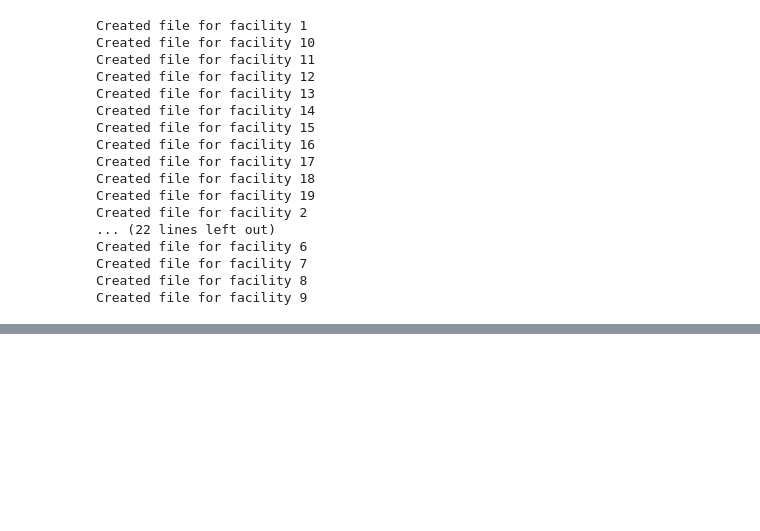
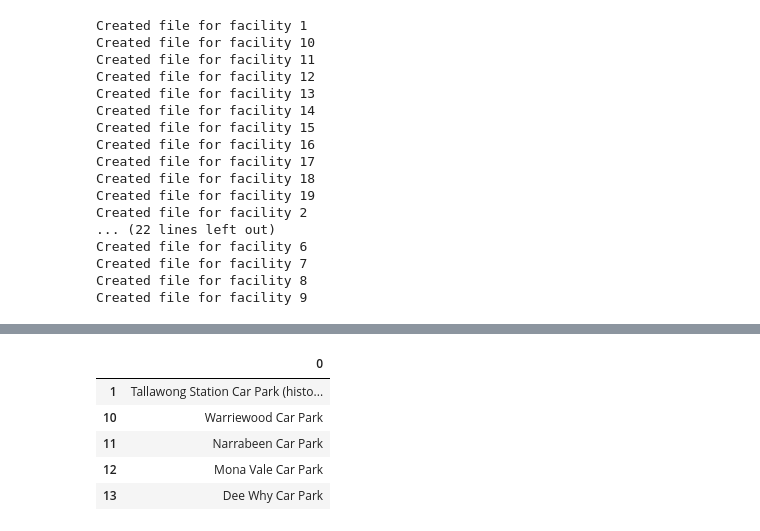
Before and after one commit to M13Mwongo/parking-spot-predictor, a Jupyter notebook: requests.ipynb, the cells around one changed output, grey strips where cells are left out. Cells and saved outputs as stored; diff of their text form; code cells hidden in the pictures; blank space fills up the shorter version.

```diff
--- a/requests.ipynb
+++ b/requests.ipynb
@@ -234,4 +234,14 @@ park_history.head()
 | 2 | 211420 | 757084439 | 151 | [{'spots': '151', 'zone_id': '1',... | 1 | {'loop': '215033', 'total': '0', ... | 2023-12-29T00:13:59 | 14 | West Ryde Car Park | ... |
 | 3 | 211420 | 757085039 | 151 | [{'spots': '151', 'zone_id': '1',... | 1 | {'loop': '215033', 'total': '0', ... | 2023-12-29T00:23:59 | 14 | West Ryde Car Park | ... |
 | 4 | 211420 | 757085641 | 151 | [{'spots': '151', 'zone_id': '1',... | 1 | {'loop': '215033', 'total': '0', ... | 2023-12-29T00:34:01 | 14 | West Ryde Car Park | ... |
+# %%
+carparks = pd.read_json("data/carparks.json", orient= "index")
+carparks.head()
+# %% [output]
+|  | 0 |
+| 1 | Tallawong Station Car Park (histo... |
+| 10 | Warriewood Car Park |
+| 11 | Narrabeen Car Park |
+| 12 | Mona Vale Car Park |
+| 13 | Dee Why Car Park |
 # %%
```
Also changed, not shown: parts of 2 cells of this notebook.
